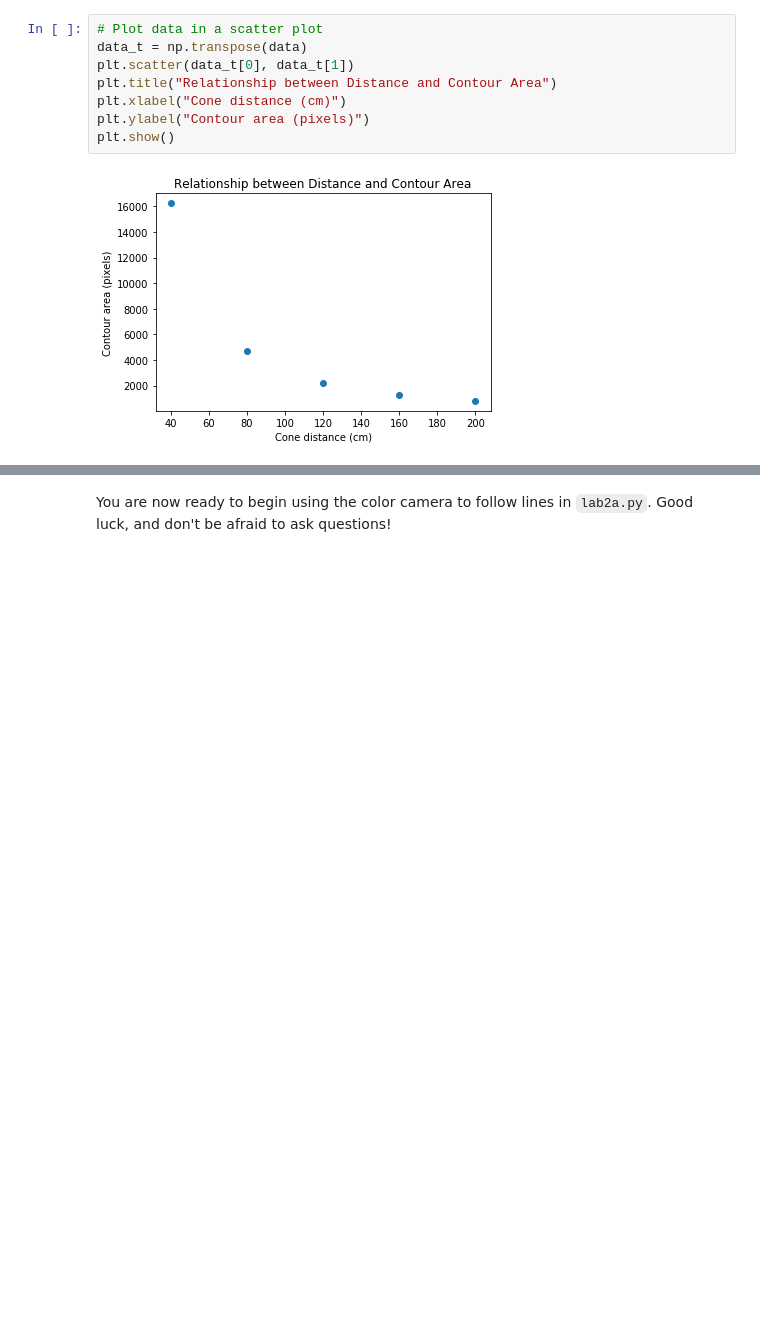
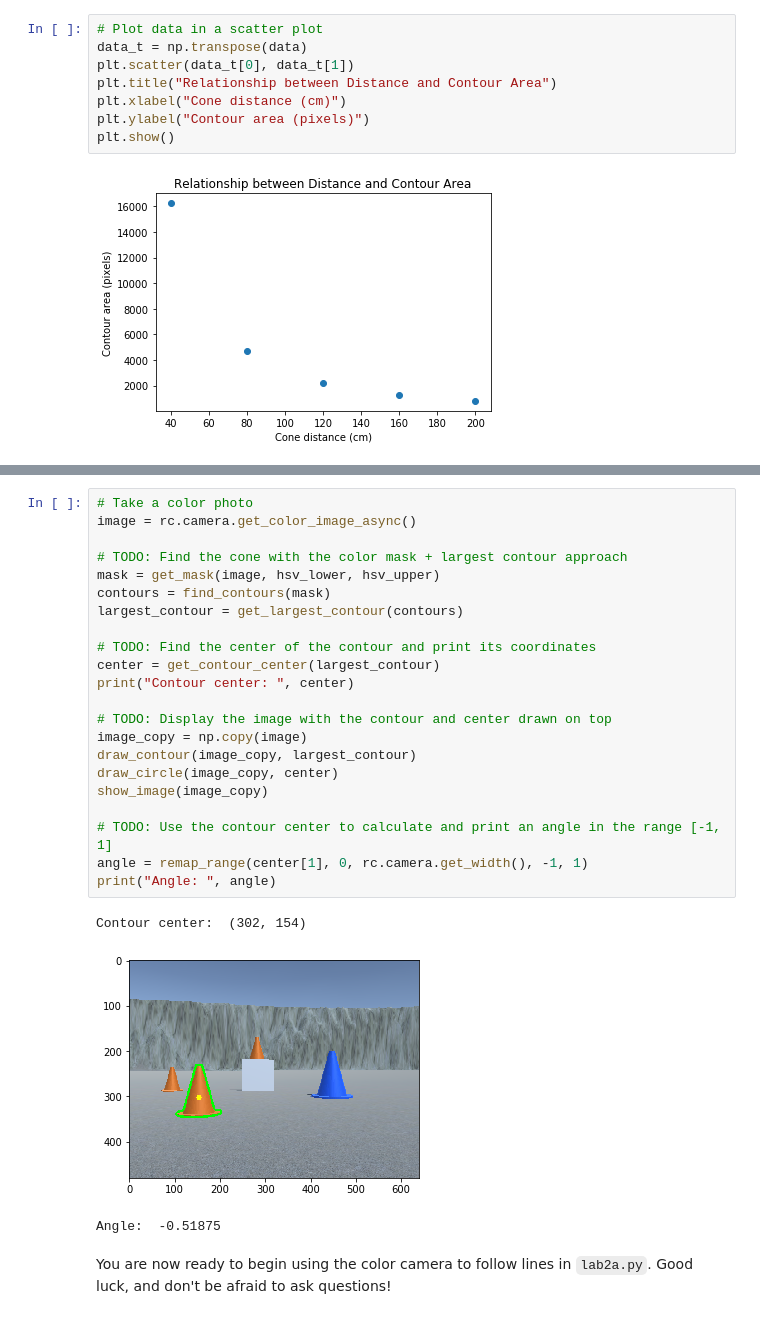
Before and after one commit to MITLLRacecar/Student, a Jupyter notebook: labs/lab2/lab2_solution.ipynb, the cells around one changed output, grey strips where cells are left out. Drawn from its saved outputs; the diff is of its cells as text; blank space fills up the shorter version.

```diff
--- a/labs/lab2/lab2_solution.ipynb
+++ b/labs/lab2/lab2_solution.ipynb
@@ -428,2 +584,28 @@ plt.show()
+# %%
+# Take a color photo
+image = rc.camera.get_color_image_async()
+
+# TODO: Find the cone with the color mask + largest contour approach
+mask = get_mask(image, hsv_lower, hsv_upper)
+contours = find_contours(mask)
+largest_contour = get_largest_contour(contours)
+
+# TODO: Find the center of the contour and print its coordinates
+center = get_contour_center(largest_contour)
+print("Contour center: ", center)
+
+# TODO: Display the image with the contour and center drawn on top
+image_copy = np.copy(image)
+draw_contour(image_copy, largest_contour)
+draw_circle(image_copy, center)
+show_image(image_copy)
+
+# TODO: Use the contour center to calculate and print an angle in the range [-1, 1]
+angle = remap_range(center[1], 0, rc.camera.get_width(), -1, 1)
+print("Angle: ", angle)
+# %% [output]
+Contour center:  (302, 154)
+[figure, added]
+Angle:  -0.51875
 # %% [markdown]
 You are now ready to begin using the color camera to follow lines in `lab2a.py`. Good luck, and don't be afraid to ask questions!
```
Also changed, not shown: parts of 34 cells of this notebook, 1 other file.
